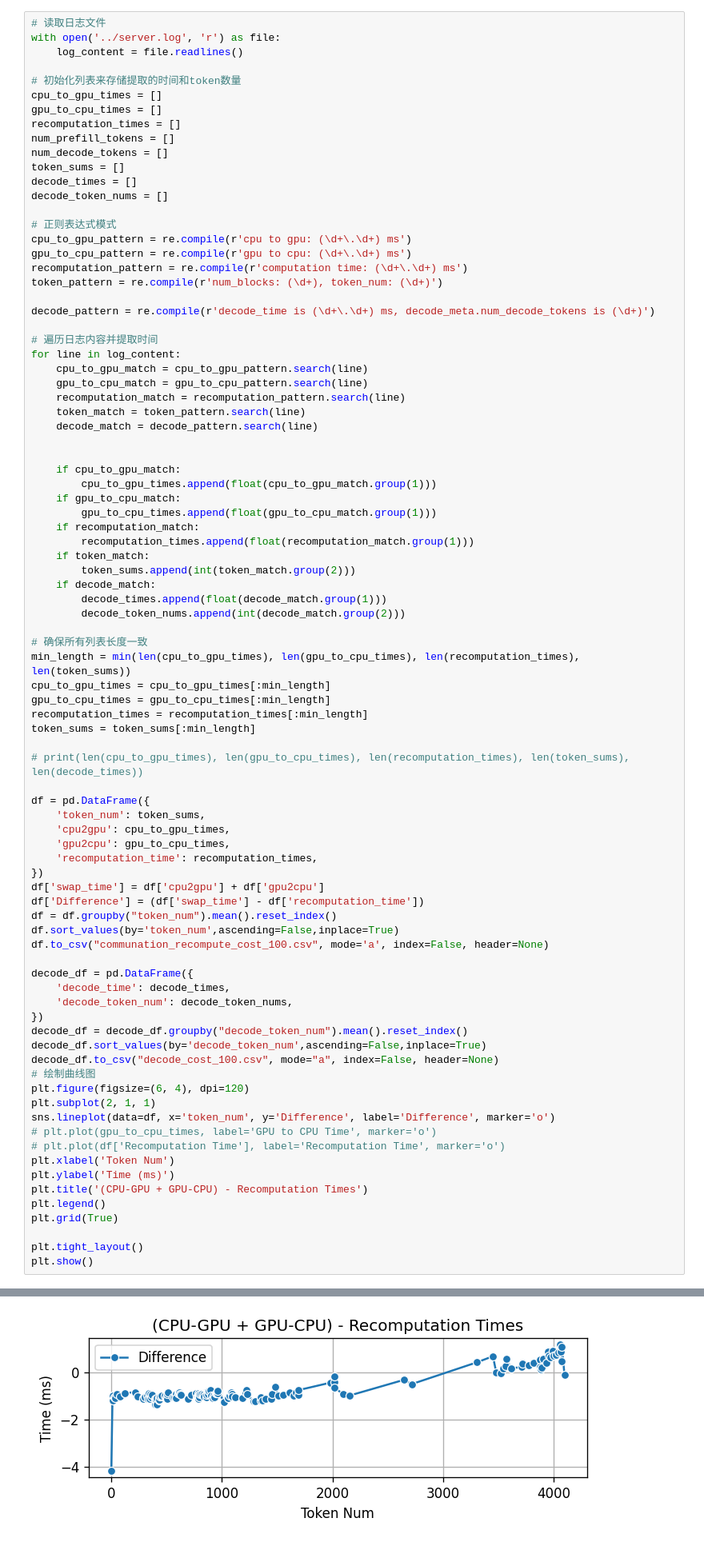
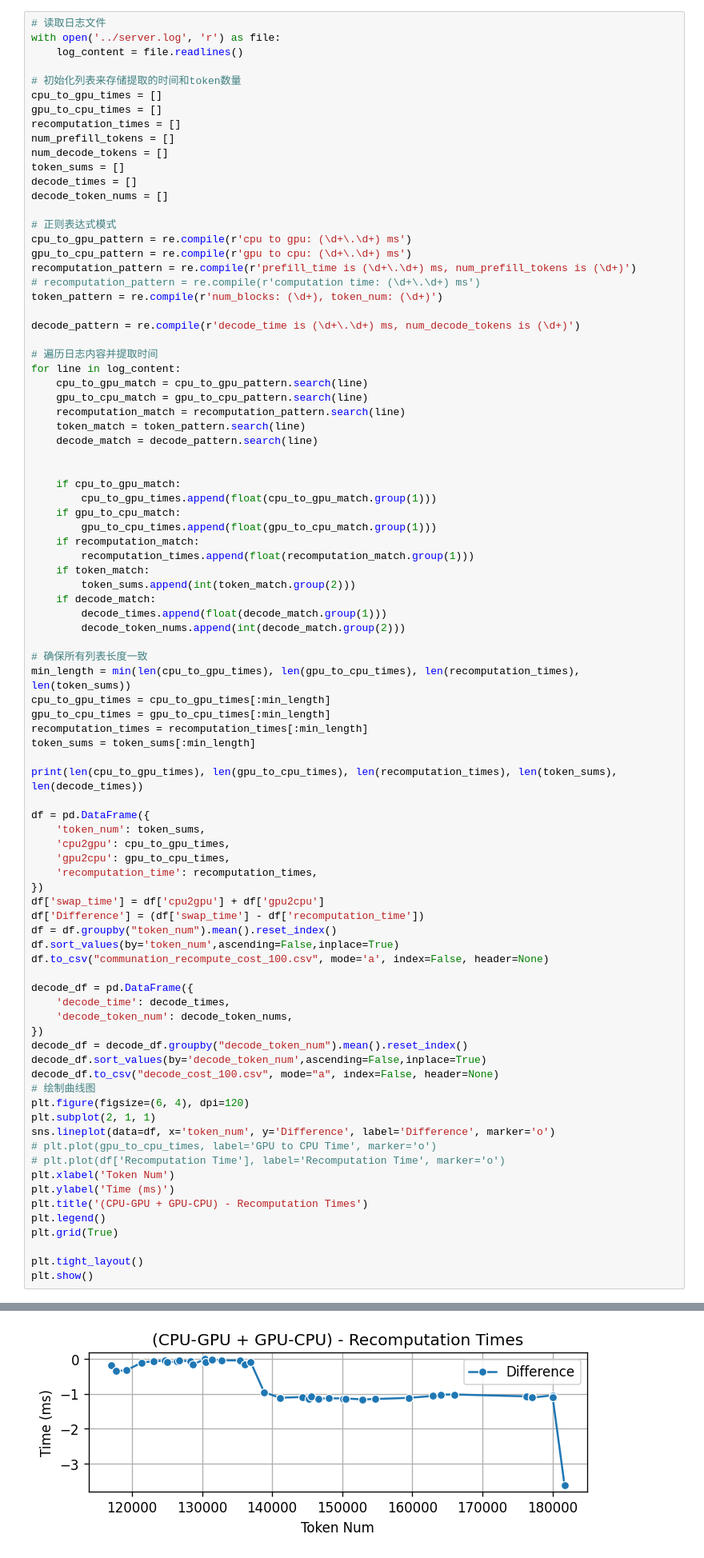
Before and after one commit to chenwenyan/eLLM, a Jupyter notebook: examples/results/communation_recompute_cost.ipynb, the cells around one changed output, grey strips where cells are left out. Shown: that part at 80% size. Cells and saved outputs as stored; diff of their text form.

```diff
--- a/examples/results/communation_recompute_cost.ipynb
+++ b/examples/results/communation_recompute_cost.ipynb
@@ -31,10 +31,11 @@ decode_token_nums = []
 # 正则表达式模式
 cpu_to_gpu_pattern = re.compile(r'cpu to gpu: (\d+\.\d+) ms')
 gpu_to_cpu_pattern = re.compile(r'gpu to cpu: (\d+\.\d+) ms')
-recomputation_pattern = re.compile(r'computation time: (\d+\.\d+) ms')
+recomputation_pattern = re.compile(r'prefill_time is (\d+\.\d+) ms, num_prefill_tokens is (\d+)')
+# recomputation_pattern = re.compile(r'computation time: (\d+\.\d+) ms')
 token_pattern = re.compile(r'num_blocks: (\d+), token_num: (\d+)')
 
-decode_pattern = re.compile(r'decode_time is (\d+\.\d+) ms, decode_meta.num_decode_tokens is (\d+)')
+decode_pattern = re.compile(r'decode_time is (\d+\.\d+) ms, num_decode_tokens is (\d+)')
 
 # 遍历日志内容并提取时间
 for line in log_content:
@@ -64,7 +65,7 @@ gpu_to_cpu_times = gpu_to_cpu_times[:min_length]
 recomputation_times = recomputation_times[:min_length]
 token_sums = token_sums[:min_length]
 
-# print(len(cpu_to_gpu_times), len(gpu_to_cpu_times), len(recomputation_times), len(token_sums), len(decode_times))
+print(len(cpu_to_gpu_times), len(gpu_to_cpu_times), len(recomputation_times), len(token_sums), len(decode_times))
 
 df = pd.DataFrame({
     'token_num': token_sums,
@@ -103,4 +105,4 @@ plt.show()
-[figure, old version]
+[figure, new version]
 # %%
 # fit the realtionship between token num and communication time/recomputation time
 df = pd.read_csv("communation_recompute_cost_100.csv")
```
Also changed, not shown: parts of 3 cells of this notebook, 18 other files.
